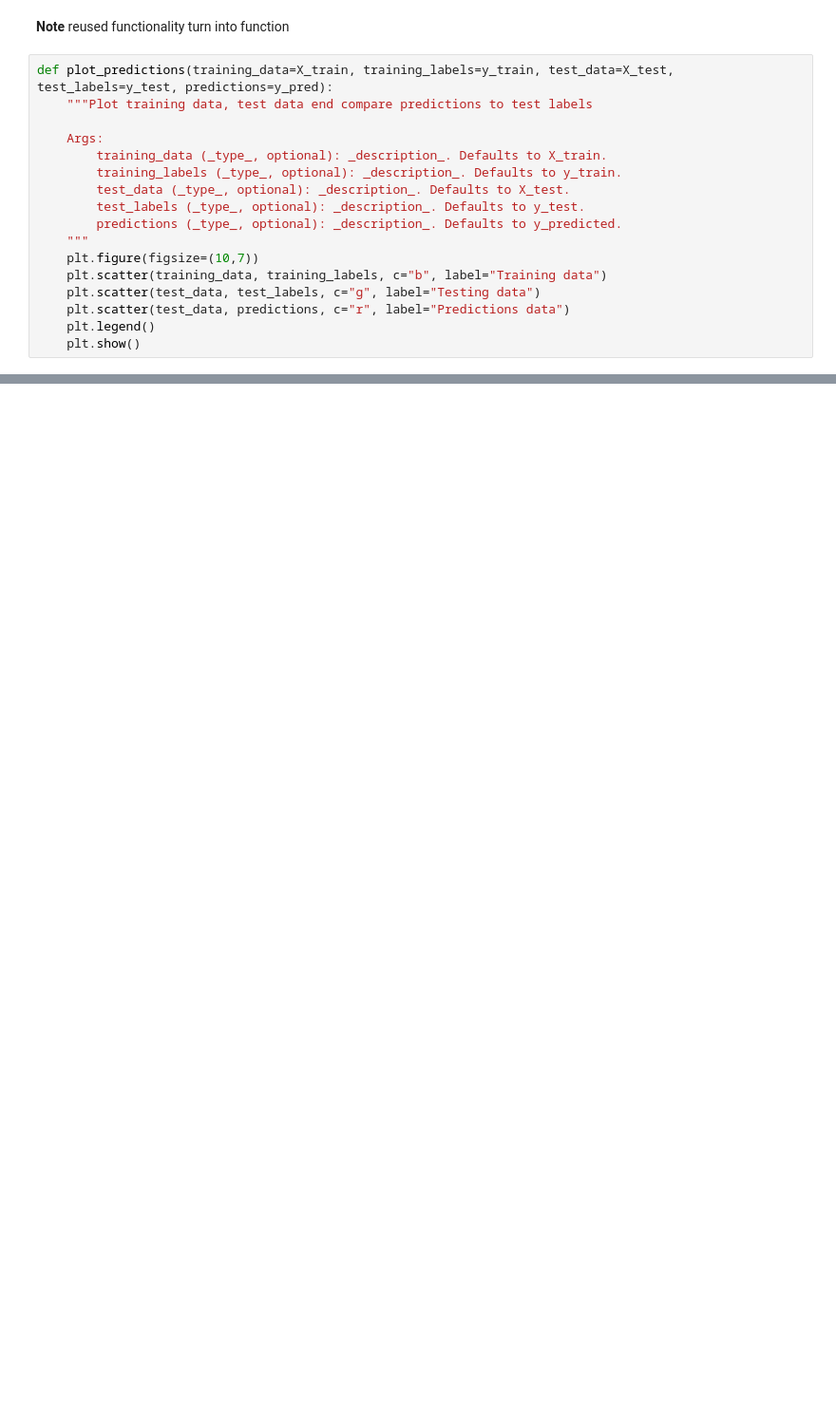
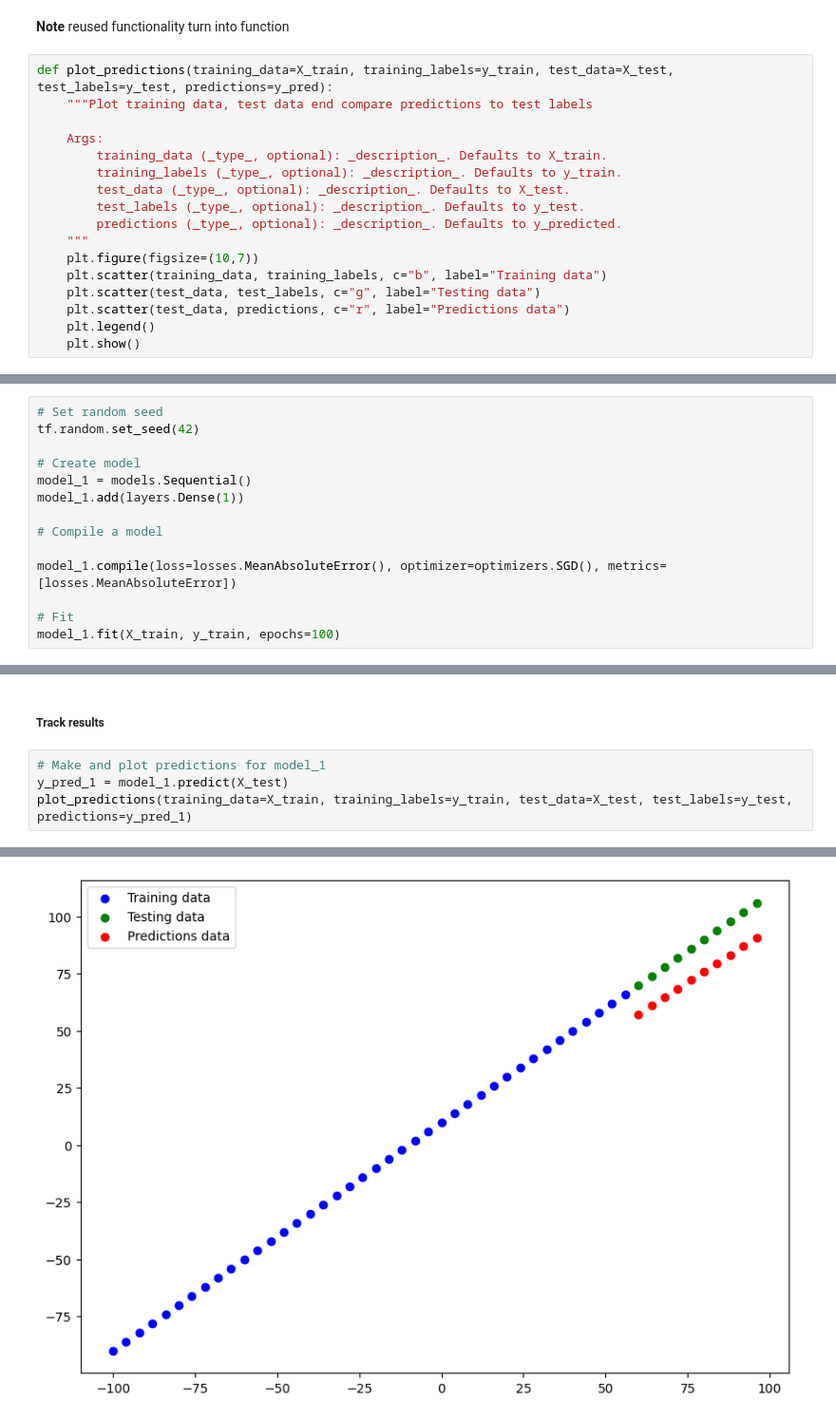
Before and after one commit to KrzysztofKaluza/Tensorflow-Bootcamp, a Jupyter notebook: 01_neural_network_regression_with_tensorflow.ipynb, the cells around one changed output, grey strips where cells are left out. Shown at 95% size. Cells and saved outputs as stored; diff of their text form; blank space fills up the shorter version.

```diff
--- a/01_neural_network_regression_with_tensorflow.ipynb
+++ b/01_neural_network_regression_with_tensorflow.ipynb
@@ -495,0 +549,14 @@ plot_predictions(training_data=X_train, training_labels=y_train, test_data=X_tes
+# %%
+# Set random seed
+tf.random.set_seed(42)
+
+# Create model
+model_1 = models.Sequential()
+model_1.add(layers.Dense(1))
+
+# Compile a model
+
+model_1.compile(loss=losses.MeanAbsoluteError(), optimizer=optimizers.SGD(), metrics=[losses.MeanAbsoluteError])
+
+# Fit
+model_1.fit(X_train, y_train, epochs=100)
@@ -495,0 +582,7 @@ plot_predictions(training_data=X_train, training_labels=y_train, test_data=X_tes
+# %% [markdown]
+##### Track results
+# %%
+# Make and plot predictions for model_1
+y_pred_1 = model_1.predict(X_test)
+plot_predictions(training_data=X_train, training_labels=y_train, test_data=X_test, test_labels=y_test, predictions=y_pred_1)
+# %% [output]
@@ -495,0 +590 @@ plot_predictions(training_data=X_train, training_labels=y_train, test_data=X_tes
+[figure, added]
```
Also changed, not shown: parts of 69 cells of this notebook.
